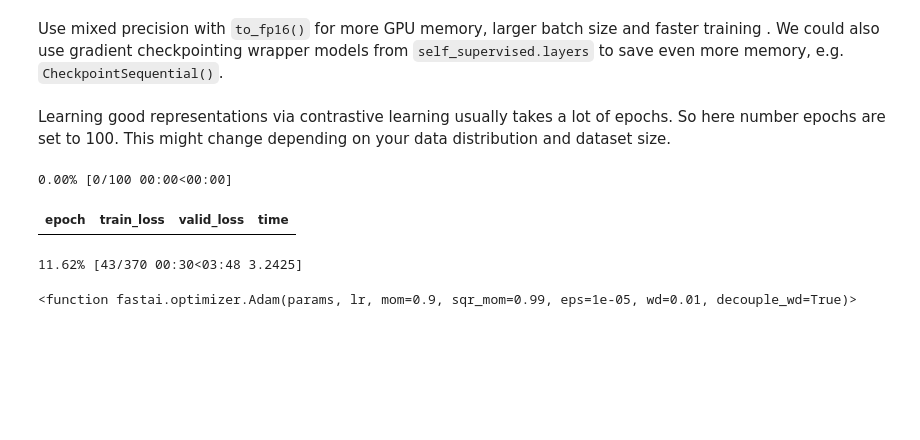
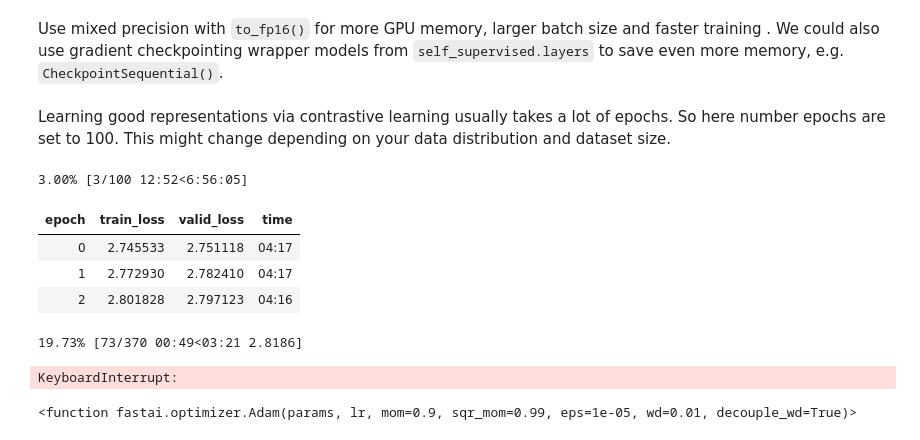
Before and after one commit to KeremTurgutlu/self_supervised, a Jupyter notebook: examples/vision/06 - training_dino_iwang.ipynb, the cells around one changed output. Saved outputs shown, nothing was run; the diff lists cells and outputs as text; code cells hidden in the pictures; blank space fills up the shorter version.

```diff
--- a/examples/vision/06 - training_dino_iwang.ipynb
+++ b/examples/vision/06 - training_dino_iwang.ipynb
@@ -145,12 +149,16 @@ Learning good representations via contrastive learning usually takes a lot of ep
 # %%
 # larger wd by the end of training for ViTs 1e-2 -> 1e-1
 param_sched = ParamScheduler({'wd': SchedCos(1e-3, 1e-2)})
 lr,wd,epochs=1e-3,1e-2,100
-learn.fit_flat_cos(epochs, lr, wd=wd, cbs=[param_sched], pct_start=0.5)
+learn.fit_one_cycle(epochs, lr, wd=wd, cbs=[param_sched], pct_start=0.5)
 # %% [output]
-0.00% [0/100 00:00<00:00]
+3.00% [3/100 12:52<6:56:05]
 | epoch | train_loss | valid_loss | time |
+| 0 | 2.745533 | 2.751118 | 04:17 |
+| 1 | 2.772930 | 2.782410 | 04:17 |
+| 2 | 2.801828 | 2.797123 | 04:16 |
-11.62% [43/370 00:30<03:48 3.2425]
+19.73% [73/370 00:49<03:21 2.8186]
+KeyboardInterrupt:
 # %%
 if WANDB: wandb.finish()
 # %%
```
Also changed, not shown: parts of 2 cells of this notebook.
